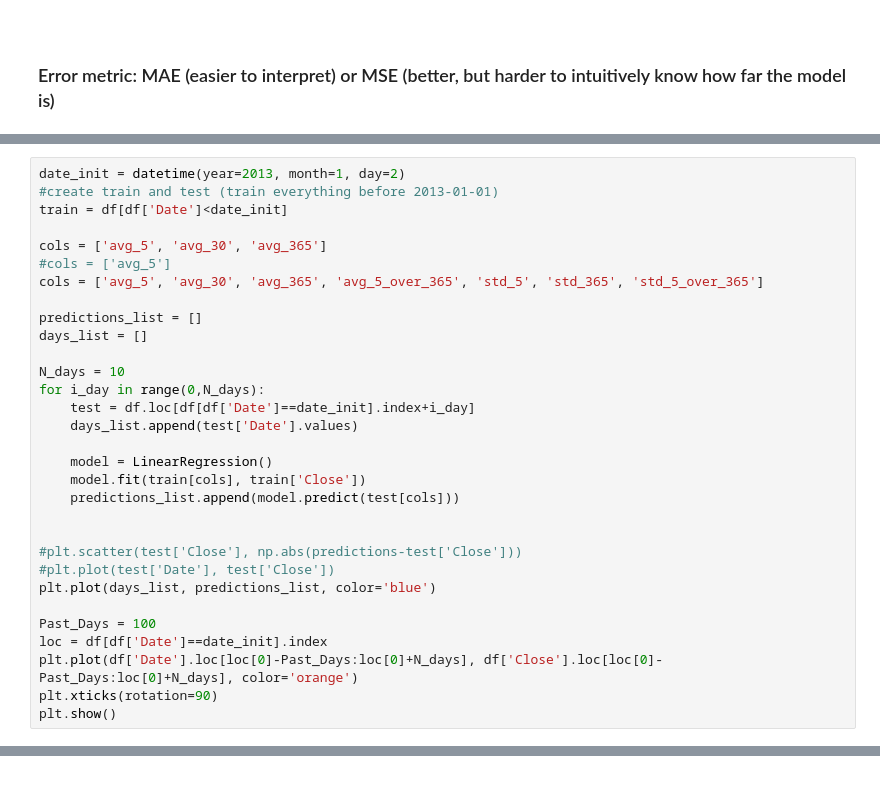
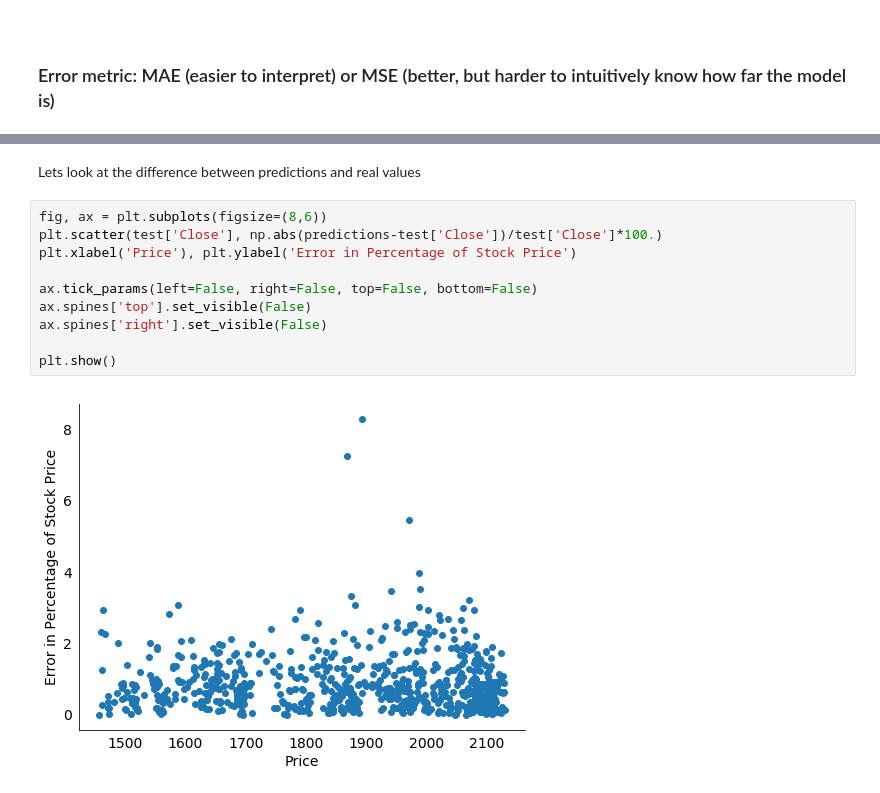
Before and after one commit to BrunoHenryCDMal/datascience.github.io, a Jupyter notebook: projects/Project_236_ML_LinearRegression__PredictingStockMarket.ipynb, the cells around one changed output, grey strips where cells are left out. Cells and saved outputs as stored; diff of their text form.

```diff
--- a/projects/Project_236_ML_LinearRegression__PredictingStockMarket.ipynb
+++ b/projects/Project_236_ML_LinearRegression__PredictingStockMarket.ipynb
@@ -150,31 +159,0 @@ Accuracy would improve greatly by making predictions only one day ahead.
-# %%
-date_init = datetime(year=2013, month=1, day=2)
-#create train and test (train everything before 2013-01-01)
-train = df[df['Date']<date_init]
-
-cols = ['avg_5', 'avg_30', 'avg_365']
-#cols = ['avg_5']
-cols = ['avg_5', 'avg_30', 'avg_365', 'avg_5_over_365', 'std_5', 'std_365', 'std_5_over_365']
-
-predictions_list = []
-days_list = []
-
-N_days = 10
-for i_day in range(0,N_days):
-    test = df.loc[df[df['Date']==date_init].index+i_day]
-    days_list.append(test['Date'].values)
-
-    model = LinearRegression()
-    model.fit(train[cols], train['Close'])
-    predictions_list.append(model.predict(test[cols]))
-
-
-#plt.scatter(test['Close'], np.abs(predictions-test['Close']))
-#plt.plot(test['Date'], test['Close'])
-plt.plot(days_list, predictions_list, color='blue')
-
-Past_Days = 100
-loc = df[df['Date']==date_init].index
-plt.plot(df['Date'].loc[loc[0]-Past_Days:loc[0]+N_days], df['Close'].loc[loc[0]-Past_Days:loc[0]+N_days], color='orange')
-plt.xticks(rotation=90)
-plt.show()
@@ -182,0 +160,14 @@ plt.show()
+# %% [markdown]
+Lets look at the difference between predictions and real values
+# %%
+fig, ax = plt.subplots(figsize=(8,6))
+plt.scatter(test['Close'], np.abs(predictions-test['Close'])/test['Close']*100.)
+plt.xlabel('Price'), plt.ylabel('Error in Percentage of Stock Price')
+
+ax.tick_params(left=False, right=False, top=False, bottom=False)
+ax.spines['top'].set_visible(False)
+ax.spines['right'].set_visible(False)
+
+plt.show()
+# %% [output]
+[figure, added]
```
Also changed, not shown: parts of 23 cells of this notebook, 22 other files.
